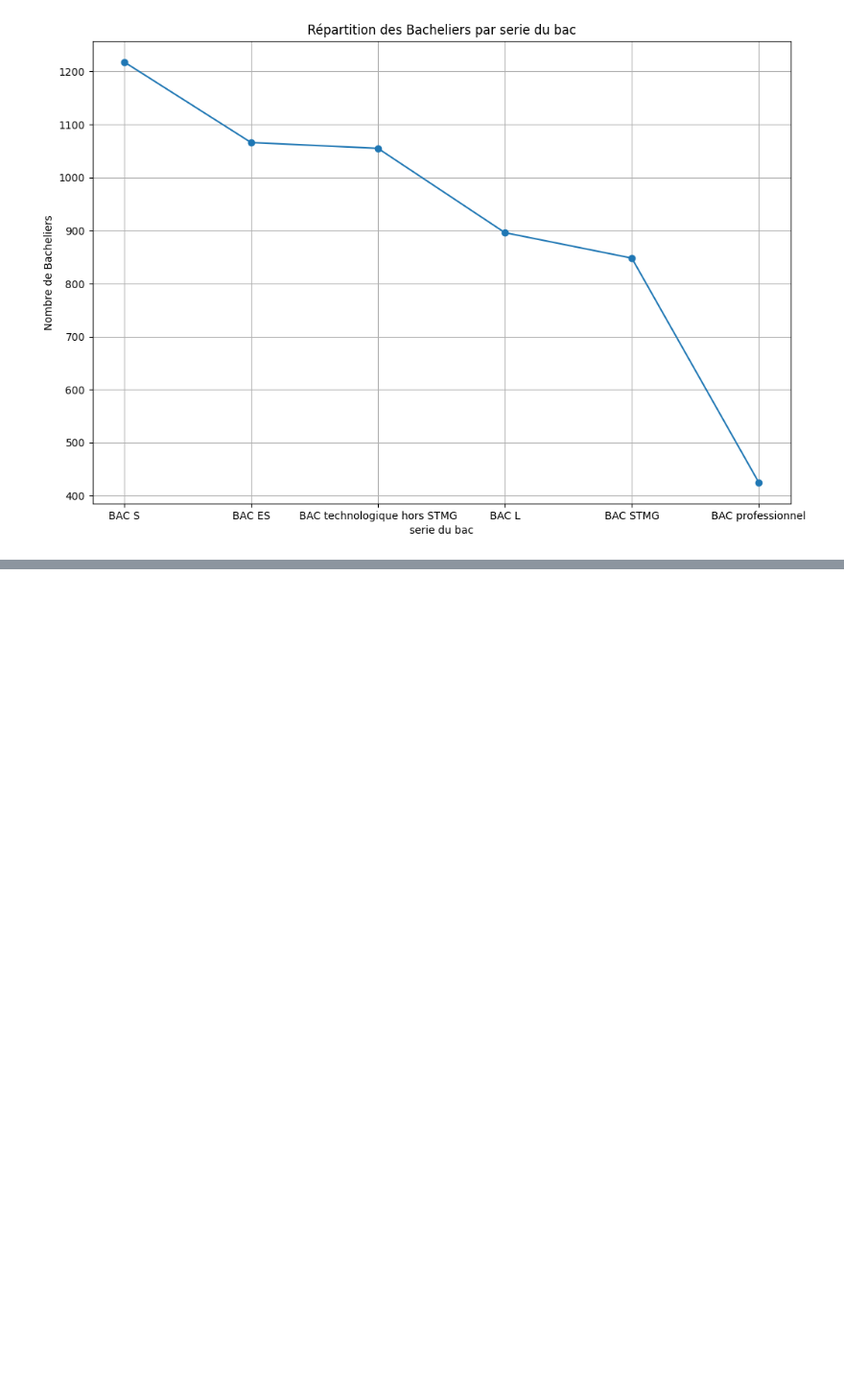
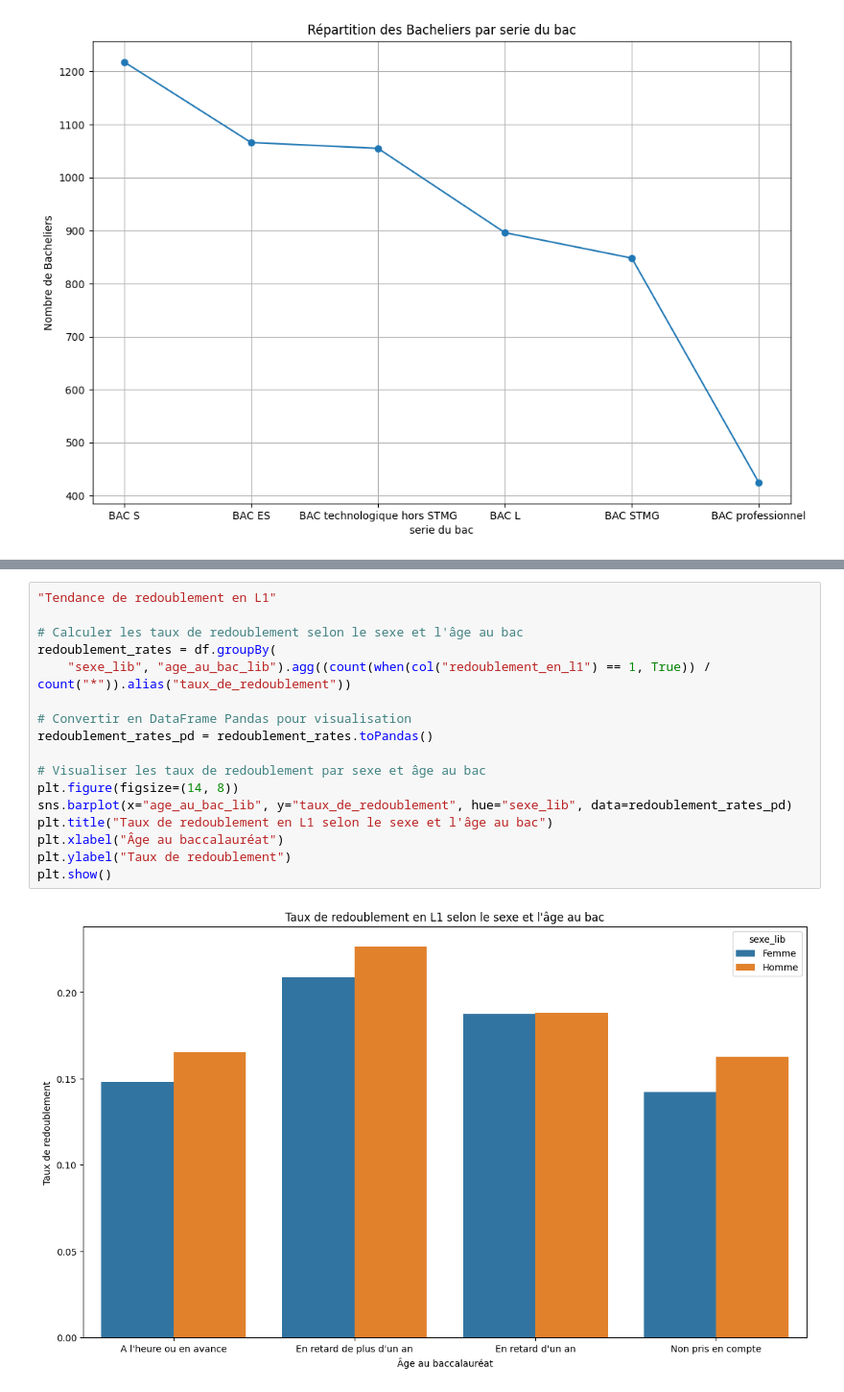
Before and after one commit to anaas-BD/projet-big-data, a Jupyter notebook: BDD_etude.ipynb, the cells around one changed output, grey strips where cells are left out. Shown at 96% size. Drawn from its saved outputs; the diff is of its cells as text; blank space fills up the shorter version.

```diff
--- a/BDD_etude.ipynb
+++ b/BDD_etude.ipynb
@@ -162,0 +196,19 @@ plt.show()
+# %%
+"Tendance de redoublement en L1"
+
+# Calculer les taux de redoublement selon le sexe et l'âge au bac
+redoublement_rates = df.groupBy(
+    "sexe_lib", "age_au_bac_lib").agg((count(when(col("redoublement_en_l1") == 1, True)) / count("*")).alias("taux_de_redoublement"))
+
+# Convertir en DataFrame Pandas pour visualisation
+redoublement_rates_pd = redoublement_rates.toPandas()
+
+# Visualiser les taux de redoublement par sexe et âge au bac
+plt.figure(figsize=(14, 8))
+sns.barplot(x="age_au_bac_lib", y="taux_de_redoublement", hue="sexe_lib", data=redoublement_rates_pd)
+plt.title("Taux de redoublement en L1 selon le sexe et l'âge au bac")
+plt.xlabel("Âge au baccalauréat")
+plt.ylabel("Taux de redoublement")
+plt.show()
+# %% [output]
+[figure, added]
```
Also changed, not shown: parts of 14 cells of this notebook.
